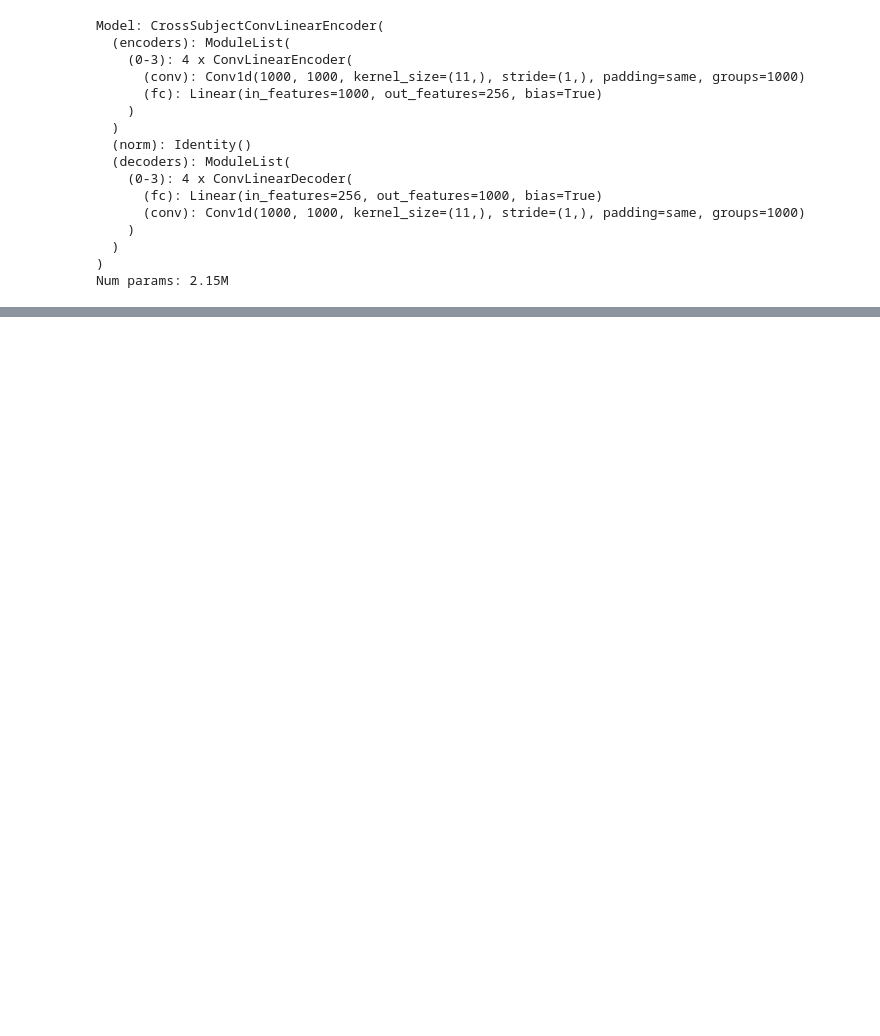
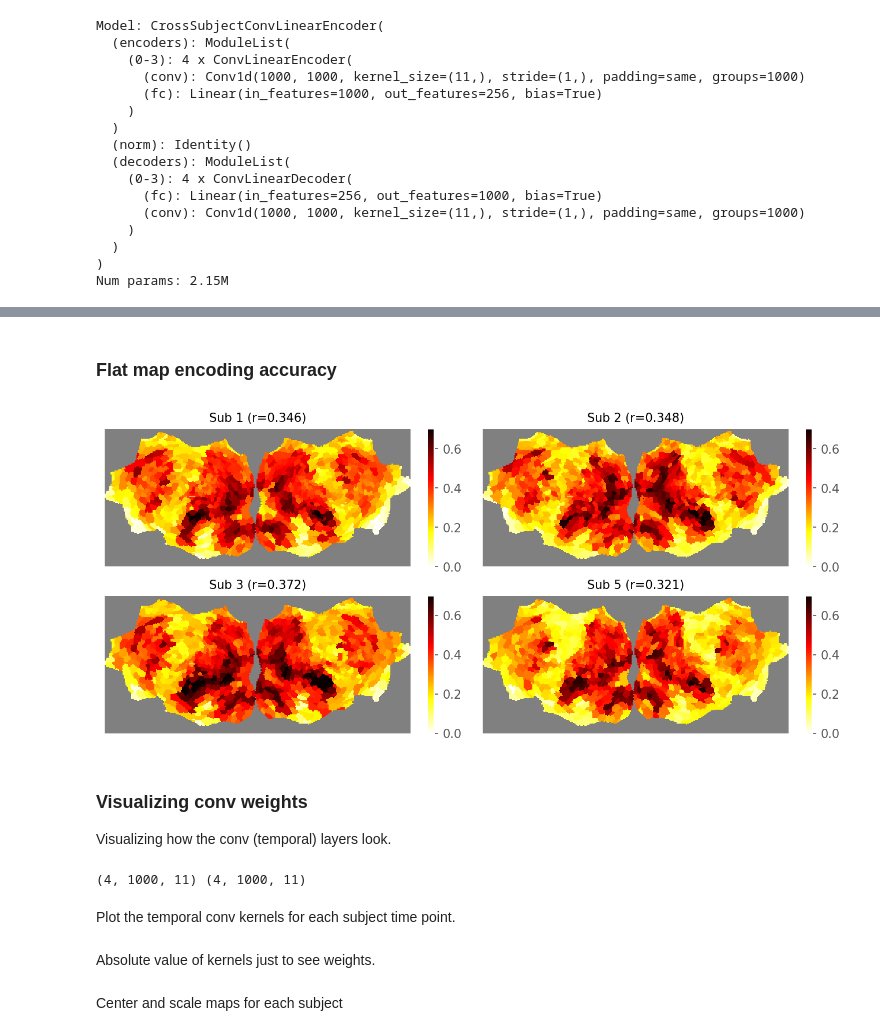
Before and after one commit to MedARC-AI/algonauts2025, a Jupyter notebook: cross_encoding/cross_encoding_v1.ipynb, the cells around one changed output, grey strips where cells are left out. Saved outputs shown, nothing was run; the diff lists cells and outputs as text; code cells hidden in the pictures; blank space fills up the shorter version.

```diff
--- a/cross_encoding/cross_encoding_v1.ipynb
+++ b/cross_encoding/cross_encoding_v1.ipynb
@@ -635,0 +740,2 @@ Val:   9  Loss: 0.315  Acc: 0.345,0.347,0.371,0.319 (0.345)  Time: 0.006,0.073 2
+# %% [markdown]
+### Flat map encoding accuracy
@@ -635,0 +748,7 @@ Val:   9  Loss: 0.315  Acc: 0.345,0.347,0.371,0.319 (0.345)  Time: 0.006,0.073 2
+# %%
+# Settings for flat map
+PIXEL_SIZE = 2.0
+RECT = (-314.0, 324.0, -138.0, 148.0)
+
+plt.style.use("ggplot")
+plt.rcParams["figure.dpi"] = 150
@@ -635,0 +776,45 @@ Val:   9  Loss: 0.315  Acc: 0.345,0.347,0.371,0.319 (0.345)  Time: 0.006,0.073 2
+# %%
+resampler, parc_one_hot = load_resampler_parc()
+# %%
+def map_to_flat(
+    resampler: Resampler,
+    parc_one_hot: np.ndarray,
+    data: np.ndarray,
+):
+    assert data.ndim == 1
+    H, W = resampler.mask_.shape
+    flat_data = np.full((H, W), fill_value=np.nan, dtype=data.dtype)
+    flat_data[resampler.mask_] = parc_one_hot @ data
+    return flat_data
+# %%
+cmap = plt.get_cmap("hot_r")
+cmap.set_bad("gray")
+
+H, W = resampler.mask_.shape
+ploth = 2.0
+plotw = (W / H) * ploth
+nr = 2
+nc = 2
+
+f, axs = plt.subplots(nr, nc, figsize=(nc * plotw, nr * ploth))
+axs = axs.flatten()
+
+for ii, sub in enumerate(SUBJECTS):
+    plt.sca(axs[ii])
+
+    acc = metrics[f"acc_sub-{sub}"]
+    acc_flat = map_to_flat(resampler, parc_one_hot, metrics[f"acc_map_sub-{sub}"])
+
+    plt.imshow(acc_flat, cmap=cmap, interpolation="nearest", vmin=0.0, vmax=0.7)
+    plt.colorbar(fraction=0.047 * (H / W))
+    plt.axis("off")
+    plt.title(f"Sub {sub} (r={acc:.3f})", fontsize="medium")
+
+plt.tight_layout()
+plt.savefig(OUT_DIR / "cross_enc_acc_flat_map.png")
+# %% [output]
+[figure, added]
+# %% [markdown]
+### Visualizing conv weights
+
+Visualizing how the conv (temporal) layers look.
@@ -635,0 +836,7 @@ Val:   9  Loss: 0.315  Acc: 0.345,0.347,0.371,0.319 (0.345)  Time: 0.006,0.073 2
+# %%
+enc_weight, dec_weight = get_conv_weights(model)
+print(enc_weight.shape, dec_weight.shape)
+# %% [output]
+(4, 1000, 11) (4, 1000, 11)
+# %% [markdown]
+Plot the temporal conv kernels for each subject time point.
@@ -635,0 +875,2 @@ Val:   9  Loss: 0.315  Acc: 0.345,0.347,0.371,0.319 (0.345)  Time: 0.006,0.073 2
+# %% [markdown]
+Absolute value of kernels just to see weights.
@@ -635,0 +921,2 @@ Val:   9  Loss: 0.315  Acc: 0.345,0.347,0.371,0.319 (0.345)  Time: 0.006,0.073 2
+# %% [markdown]
+Center and scale maps for each subject
```
Also changed, not shown: parts of 39 cells of this notebook.
